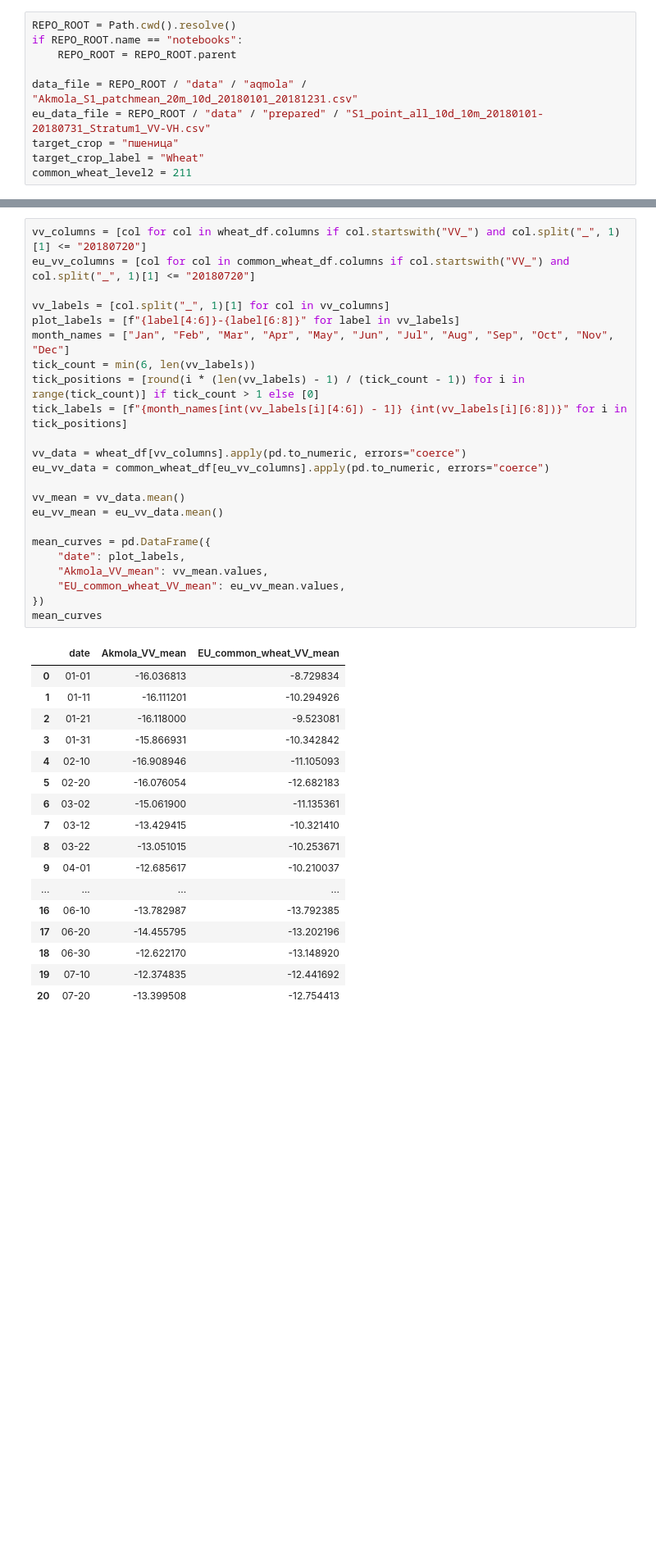
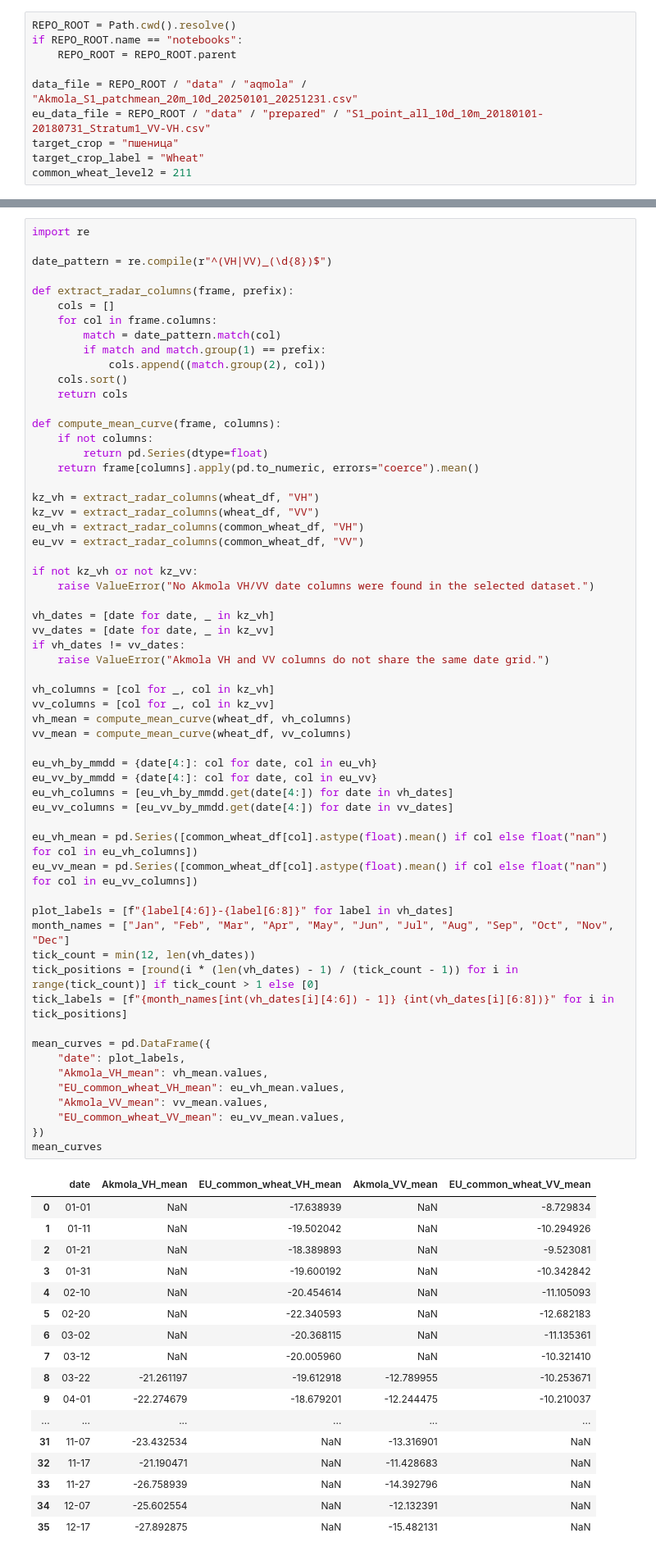
Before and after one commit to Amantay-f/eucropmap-reprod-kz, a Jupyter notebook: notebooks/04_data_analysis_akmola.ipynb, the cells around one changed output, grey strips where cells are left out. Shown at 82% size. Drawn from its saved outputs; the diff is of its cells as text; blank space fills up the shorter version.

```diff
--- a/notebooks/04_data_analysis_akmola.ipynb
+++ b/notebooks/04_data_analysis_akmola.ipynb
@@ -7,7 +7,7 @@ REPO_ROOT = Path.cwd().resolve()
 if REPO_ROOT.name == "notebooks":
     REPO_ROOT = REPO_ROOT.parent
 
-data_file = REPO_ROOT / "data" / "aqmola" / "Akmola_S1_patchmean_20m_10d_20180101_20181231.csv"
+data_file = REPO_ROOT / "data" / "aqmola" / "Akmola_S1_patchmean_20m_10d_20250101_20251231.csv"
 eu_data_file = REPO_ROOT / "data" / "prepared" / "S1_point_all_10d_10m_20180101-20180731_Stratum1_VV-VH.csv"
 target_crop = "пшеница"
 target_crop_label = "Wheat"
@@ -44,45 +44,81 @@ Rows for common wheat (level_2=211): 195821
 5 rows × 76 columns
 # %%
-vv_columns = [col for col in wheat_df.columns if col.startswith("VV_") and col.split("_", 1)[1] <= "20180720"]
-eu_vv_columns = [col for col in common_wheat_df.columns if col.startswith("VV_") and col.split("_", 1)[1] <= "20180720"]
+import re
 
-vv_labels = [col.split("_", 1)[1] for col in vv_columns]
-plot_labels = [f"{label[4:6]}-{label[6:8]}" for label in vv_labels]
+date_pattern = re.compile(r"^(VH|VV)_(\d{8})$")
+
+def extract_radar_columns(frame, prefix):
+    cols = []
+    for col in frame.columns:
+        match = date_pattern.match(col)
+        if match and match.group(1) == prefix:
+            cols.append((match.group(2), col))
+    cols.sort()
+    return cols
+
+def compute_mean_curve(frame, columns):
+    if not columns:
+        return pd.Series(dtype=float)
+    return frame[columns].apply(pd.to_numeric, errors="coerce").mean()
+
+kz_vh = extract_radar_columns(wheat_df, "VH")
+kz_vv = extract_radar_columns(wheat_df, "VV")
+eu_vh = extract_radar_columns(common_wheat_df, "VH")
+eu_vv = extract_radar_columns(common_wheat_df, "VV")
+
+if not kz_vh or not kz_vv:
+    raise ValueError("No Akmola VH/VV date columns were found in the selected dataset.")
+
+vh_dates = [date for date, _ in kz_vh]
+vv_dates = [date for date, _ in kz_vv]
+if vh_dates != vv_dates:
+    raise ValueError("Akmola VH and VV columns do not share the same date grid.")
+
+vh_columns = [col for _, col in kz_vh]
+vv_columns = [col for _, col in kz_vv]
+vh_mean = compute_mean_curve(wheat_df, vh_columns)
+vv_mean = compute_mean_curve(wheat_df, vv_columns)
+
+eu_vh_by_mmdd = {date[4:]: col for date, col in eu_vh}
+eu_vv_by_mmdd = {date[4:]: col for date, col in eu_vv}
+eu_vh_columns = [eu_vh_by_mmdd.get(date[4:]) for date in vh_dates]
+eu_vv_columns = [eu_vv_by_mmdd.get(date[4:]) for date in vv_dates]
+
+eu_vh_mean = pd.Series([common_wheat_df[col].astype(float).mean() if col else float("nan") for col in eu_vh_columns])
+eu_vv_mean = pd.Series([common_wheat_df[col].astype(float).mean() if col else float("nan") for col in eu_vv_columns])
+
+plot_labels = [f"{label[4:6]}-{label[6:8]}" for label in vh_dates]
 month_names = ["Jan", "Feb", "Mar", "Apr", "May", "Jun", "Jul", "Aug", "Sep", "Oct", "Nov", "Dec"]
-tick_count = min(6, len(vv_labels))
-tick_positions = [round(i * (len(vv_labels) - 1) / (tick_count - 1)) for i in range(tick_count)] if tick_count > 1 else [0]
-tick_labels = [f"{month_names[int(vv_labels[i][4:6]) - 1]} {int(vv_labels[i][6:8])}" for i in tick_positions]
-
-vv_data = wheat_df[vv_columns].apply(pd.to_numeric, errors="coerce")
-eu_vv_data = common_wheat_df[eu_vv_columns].apply(pd.to_numeric, errors="coerce")
-
-vv_mean = vv_data.mean()
-eu_vv_mean = eu_vv_data.mean()
+tick_count = min(12, len(vh_dates))
+tick_positions = [round(i * (len(vh_dates) - 1) / (tick_count - 1)) for i in range(tick_count)] if tick_count > 1 else [0]
+tick_labels = [f"{month_names[int(vh_dates[i][4:6]) - 1]} {int(vh_dates[i][6:8])}" for i in tick_positions]
 
 mean_curves = pd.DataFrame({
     "date": plot_labels,
+    "Akmola_VH_mean": vh_mean.values,
+    "EU_common_wheat_VH_mean": eu_vh_mean.values,
     "Akmola_VV_mean": vv_mean.values,
     "EU_common_wheat_VV_mean": eu_vv_mean.values,
 })
 mean_curves
 # %% [output]
-|  | date | Akmola_VV_mean | EU_common_wheat_VV_mean |
-| 0 | 01-01 | -16.036813 | -8.729834 |
-| 1 | 01-11 | -16.111201 | -10.294926 |
-| 2 | 01-21 | -16.118000 | -9.523081 |
-| 3 | 01-31 | -15.866931 | -10.342842 |
-| 4 | 02-10 | -16.908946 | -11.105093 |
-| 5 | 02-20 | -16.076054 | -12.682183 |
-| 6 | 03-02 | -15.061900 | -11.135361 |
-| 7 | 03-12 | -13.429415 | -10.321410 |
-| 8 | 03-22 | -13.051015 | -10.253671 |
-| 9 | 04-01 | -12.685617 | -10.210037 |
-| ... | ... | ... | ... |
-| 16 | 06-10 | -13.782987 | -13.792385 |
-| 17 | 06-20 | -14.455795 | -13.202196 |
-| 18 | 06-30 | -12.622170 | -13.148920 |
-| 19 | 07-10 | -12.374835 | -12.441692 |
-| 20 | 07-20 | -13.399508 | -12.754413 |
+|  | date | Akmola_VH_mean | EU_common_wheat_VH_mean | Akmola_VV_mean | EU_common_wheat_VV_mean |
+| 0 | 01-01 | NaN | -17.638939 | NaN | -8.729834 |
+| 1 | 01-11 | NaN | -19.502042 | NaN | -10.294926 |
+| 2 | 01-21 | NaN | -18.389893 | NaN | -9.523081 |
+| 3 | 01-31 | NaN | -19.600192 | NaN | -10.342842 |
+| 4 | 02-10 | NaN | -20.454614 | NaN | -11.105093 |
+| 5 | 02-20 | NaN | -22.340593 | NaN | -12.682183 |
+| 6 | 03-02 | NaN | -20.368115 | NaN | -11.135361 |
+| 7 | 03-12 | NaN | -20.005960 | NaN | -10.321410 |
+| 8 | 03-22 | -21.261197 | -19.612918 | -12.789955 | -10.253671 |
+| 9 | 04-01 | -22.274679 | -18.679201 | -12.244475 | -10.210037 |
+| ... | ... | ... | ... | ... | ... |
+| 31 | 11-07 | -23.432534 | NaN | -13.316901 | NaN |
+| 32 | 11-17 | -21.190471 | NaN | -11.428683 | NaN |
+| 33 | 11-27 | -26.758939 | NaN | -14.392796 | NaN |
+| 34 | 12-07 | -25.602554 | NaN | -12.132391 | NaN |
+| 35 | 12-17 | -27.892875 | NaN | -15.482131 | NaN |
 # %%
 plt.rcParams.update({
     "font.size": 22,
```
Also changed, not shown: parts of 2 cells of this notebook, 6 other files.
